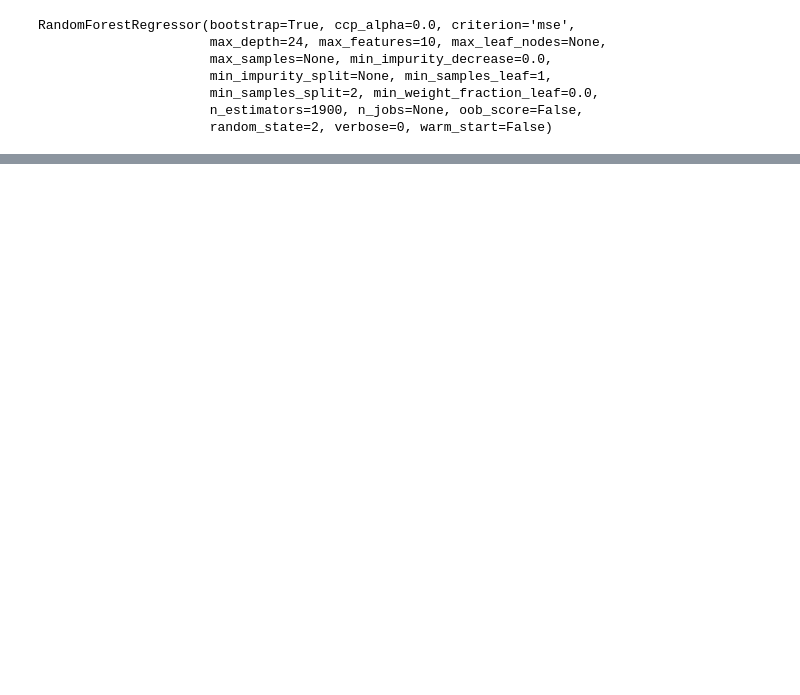
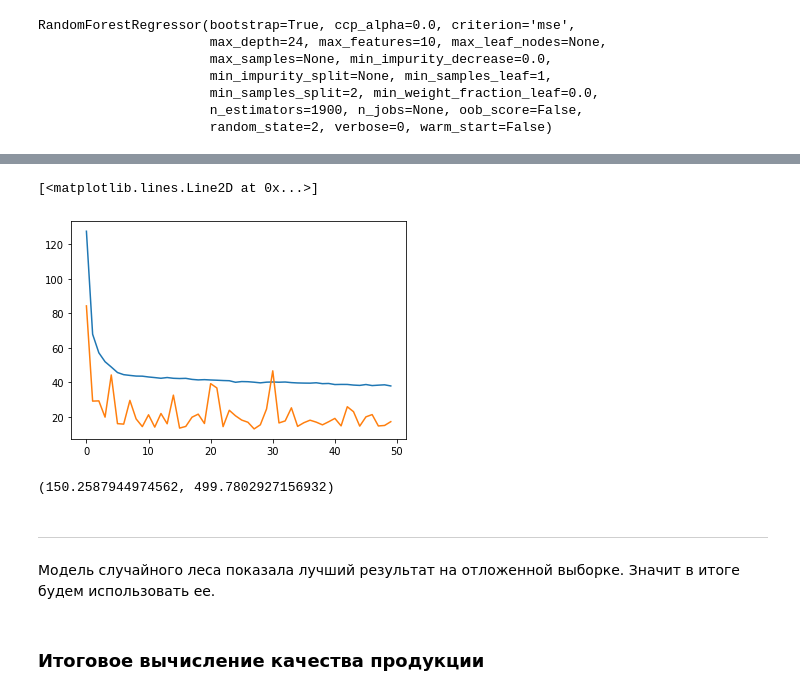
Before and after one commit to IamSVP94/SEVERSTAL_task, a Jupyter notebook: REPORT.ipynb, the cells around one changed output, grey strips where cells are left out. Drawn from its saved outputs; the diff is of its cells as text; code cells hidden in the pictures; blank space fills up the shorter version.

```diff
--- a/REPORT.ipynb
+++ b/REPORT.ipynb
@@ -262,5 +191,0 @@ Mean absolute error (holdout) 511.926
-# %%
-from sklearn.ensemble import RandomForestRegressor
-
-forest = RandomForestRegressor(random_state=2)
-forest.fit(X_train, y_train)
@@ -329,5 +216,6 @@ mae(y_holdout, locally_best_forest.predict(X_holdout))
 # %%
-model_rf = RandomForestRegressor(max_depth=24, max_features=10, min_samples_leaf=1, n_estimators=1900,
+model_rf = RandomForestRegressor(max_depth=24, max_features=10,
+                                 min_samples_leaf=1, n_estimators=1900,
                                  random_state=2)
 model_rf.fit(X_train, y_train)
 # %% [output]
@@ -365,0 +242,31 @@ Random Forest 151.64
+# %%
+NN_model = Sequential([
+                       l.Dense(200, kernel_initializer='normal', activation='relu', input_shape=(len(X_train.columns),)),
+                       l.BatchNormalization(),
+                       l.Dropout(0.2),
+                       l.Dense(100, kernel_initializer='normal', activation='relu',),
+                       l.Dropout(0.2),
+                       l.Dense(50, kernel_initializer='normal', activation='relu',),
+                       l.BatchNormalization(),
+                       l.Dropout(0.2),
+                       l.Dense(25, kernel_initializer='normal', activation='relu',),
+                       l.Dropout(0.2),
+                       l.Dense(1, kernel_initializer='normal'),
+                       ])
+path_to_log = path_to_project_directory+'/logs/'
+
+NN_model.compile(loss='mean_absolute_error', optimizer='adam',
+                 metrics=['mean_absolute_error'],)
+
+logger = [tf.keras.callbacks.TensorBoard(
+    log_dir=path_to_log,
+    write_graph=True,
+    histogram_freq=5,
+    profile_batch=100000000,
+    )]
+# %%
+NN_history = NN_model.fit(X_train, y_train,
+                          validation_data=(X_holdout, y_holdout),
+                          epochs=50, batch_size=10,
+                          callbacks = logger,
+                          use_multiprocessing=True,)
@@ -365,0 +293,6 @@ Random Forest 151.64
+# %%
+plt.plot(NN_history.history['mean_absolute_error'])
+plt.plot(NN_history.history['val_mean_absolute_error'])
+# %% [output]
+[<matplotlib.lines.Line2D at 0x...>]
+[figure, added]
@@ -365,0 +301,11 @@ Random Forest 151.64
+# %%
+mae(y_holdout, y_pred_RF), \
+mae(y_holdout, y_pred_NN)
+# %% [output]
+(150.2587944974562, 499.7802927156932)
+# %% [markdown]
+<hr>
+
+Модель случайного леса показала лучший результат на отложенной выборке. Значит в итоге будем использовать ее.
+# %% [markdown]
+### Итоговое вычисление качества продукции
```
Also changed, not shown: parts of 44 cells of this notebook.
